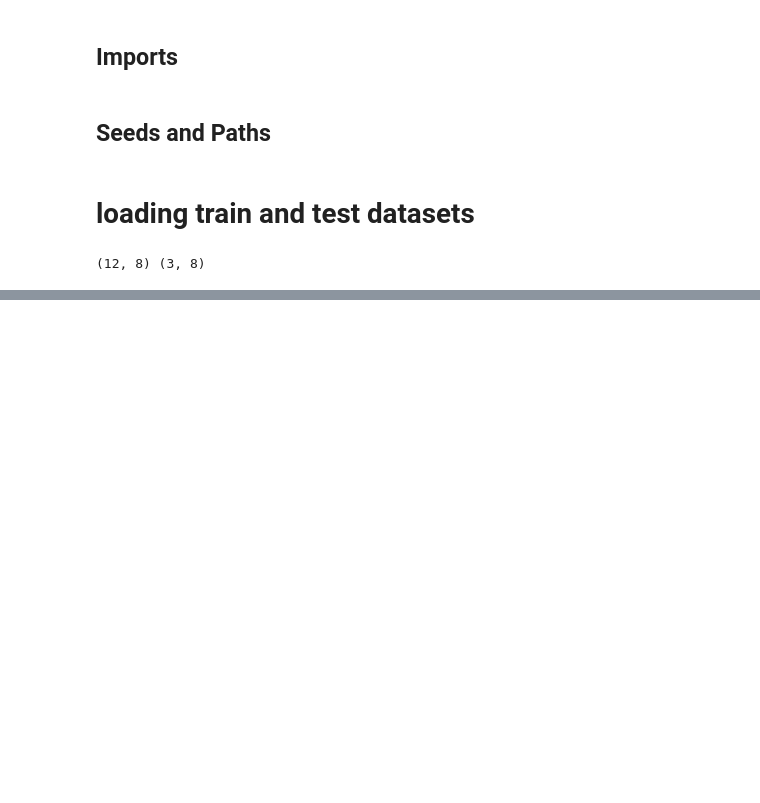
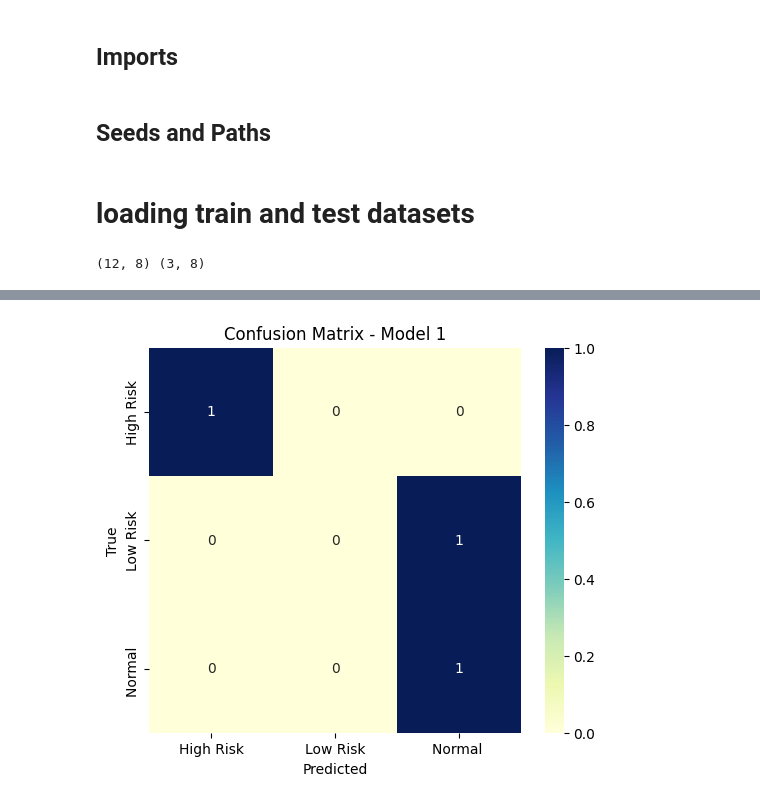
Before and after one commit to johan-yapo/pancreatic_cancer_SVM, a Jupyter notebook: Models/SVM_ca125.ipynb, the cells around one changed output, grey strips where cells are left out. Cells and saved outputs as stored; diff of their text form; code cells hidden in the pictures; blank space fills up the shorter version.

```diff
--- a/Models/SVM_ca125.ipynb
+++ b/Models/SVM_ca125.ipynb
@@ -81,0 +168,19 @@ NameError: name 'X_train_unscaled' is not defined
+# %%
+# Generate predictions on the training set itself
+
+le_train = LabelEncoder()
+le_train.fit(df_train["Class_Multimodal"])
+y_train = le_train.transform(df_train["Class_Multimodal"])
+
+svc_pipeline_2 = Pipeline([
+    ("scaler", StandardScaler()),
+    ("svc", SVC(kernel="rbf", C=1.0, gamma="scale", random_state=8))
+])
+
+svc_pipeline_2.fit(X_train, y_train)
+y_pred_train = svc_pipeline_2.predict(X_train)
+
+
+# Evaluate on the same training set (since no CV is used here)
+report = classification_report(y_train, y_pred_train, target_names=le_train.classes_, output_dict=False)
+print(report)
@@ -81,0 +199,11 @@ NameError: name 'X_train_unscaled' is not defined
+# %%
+#Evaluate model 1 on the test set
+y_pred_test1 = svc_pipeline.predict(X_test)
+test_report1 = classification_report(y_test, y_pred_test, target_names=le_train.classes_, output_dict=False)
+
+# Evaluate model 2 on the test set
+
+y_pred_test2 = svc_pipeline_2.predict(X_test)
+test_report2 = classification_report(y_test, y_pred_test, target_names=le_train.classes_, output_dict=False)
+
+print(test_report1 + "\n\n" + test_report2)
@@ -81,0 +231,16 @@ NameError: name 'X_train_unscaled' is not defined
+# %%
+# Plot confusion matrix for model 1 and model 2
+class_names = le_train.classes_
+
+cm1 = confusion_matrix(y_test, y_pred_test1, labels=[0, 1, 2])
+cm2 = confusion_matrix(y_test, y_pred_test2, labels=[0, 1, 2])
+
+plt.figure(figsize=(6, 5))
+sns.heatmap(cm1, annot=True, cmap='YlGnBu', fmt='d',
+            xticklabels=class_names, yticklabels=class_names)
+plt.xlabel("Predicted")
+plt.ylabel("True")
+plt.title("Confusion Matrix - Model 1")
+plt.show()
+# %% [output]
+[figure, added]
```
Also changed, not shown: parts of 15 cells of this notebook, 3 other files.
